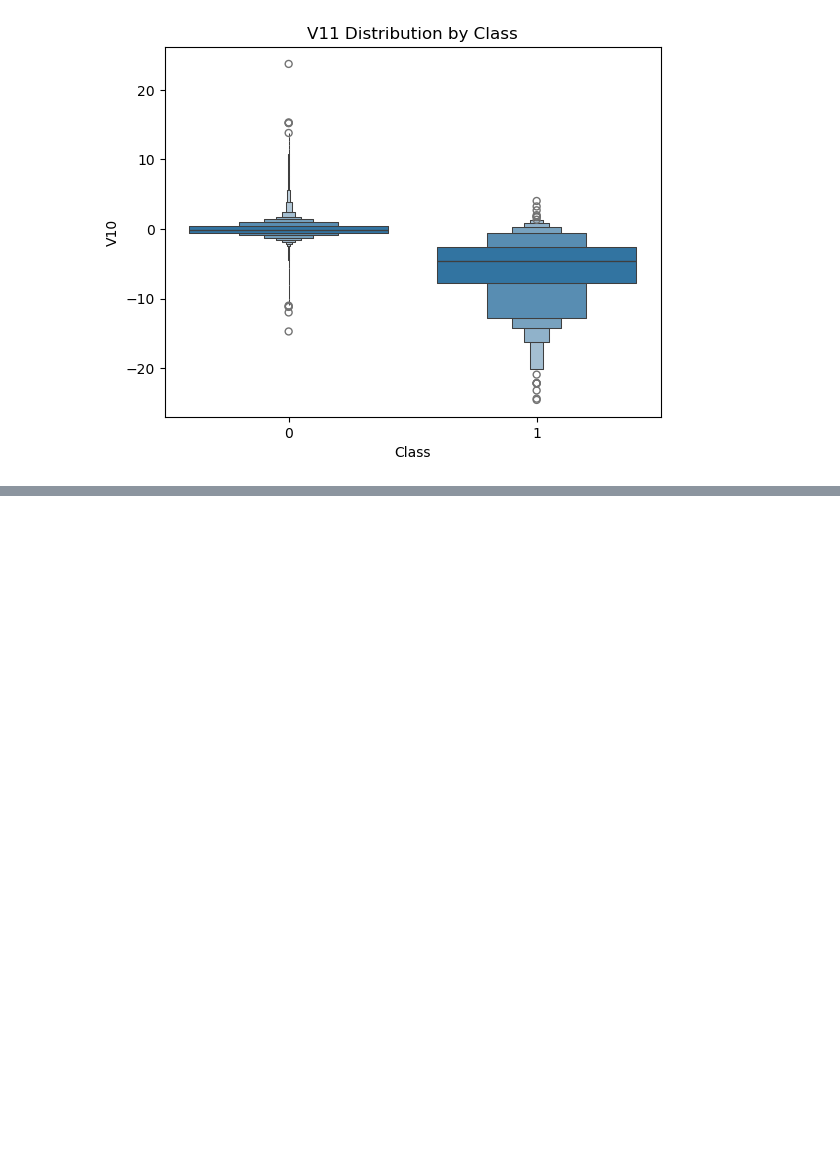
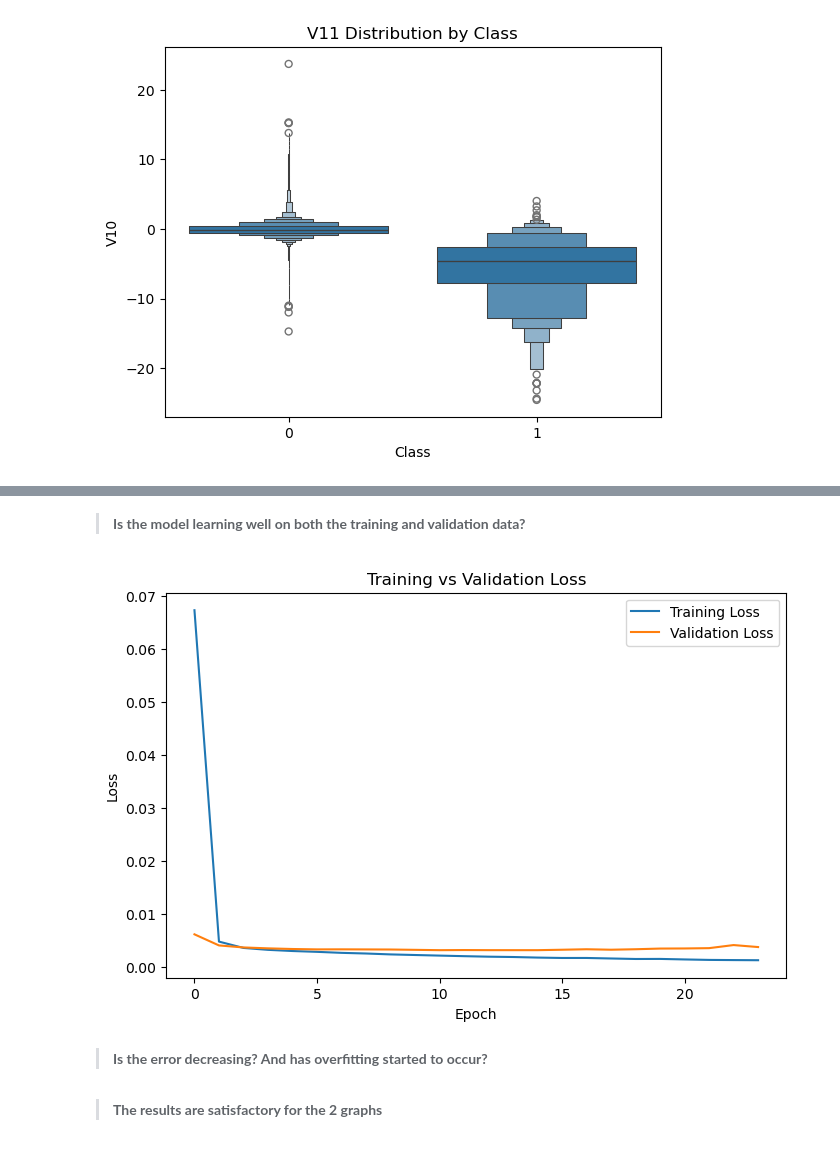
Before and after one commit to BasmalaHussein12/credit-card-fraud-detection, a Jupyter notebook: notebook/project.ipynb, the cells around one changed output, grey strips where cells are left out. Cells and saved outputs as stored; diff of their text form; code cells hidden in the pictures; blank space fills up the shorter version.

```diff
--- a/notebook/project.ipynb
+++ b/notebook/project.ipynb
@@ -963,0 +1180,24 @@ plt.show()
+# %% [markdown]
+> **Is the model learning well on both the training and validation data?**
+# %%
+plt.figure(figsize=(8, 5))
+
+plt.plot(history.history["loss"], label="Training Loss")
+plt.plot(history.history["val_loss"], label="Validation Loss")
+
+plt.xlabel("Epoch")
+plt.ylabel("Loss")
+plt.title("Training vs Validation Loss")
+plt.legend()
+
+plt.savefig("../images/training_validation_loss.png",
+            dpi=300,
+            bbox_inches="tight")
+
+plt.show()
+# %% [output]
+[figure, added]
+# %% [markdown]
+> **Is the error decreasing? And has overfitting started to occur?**
+# %% [markdown]
+> **The results are satisfactory for the 2 graphs**
```
Also changed, not shown: parts of 21 cells of this notebook, 3 other files.
